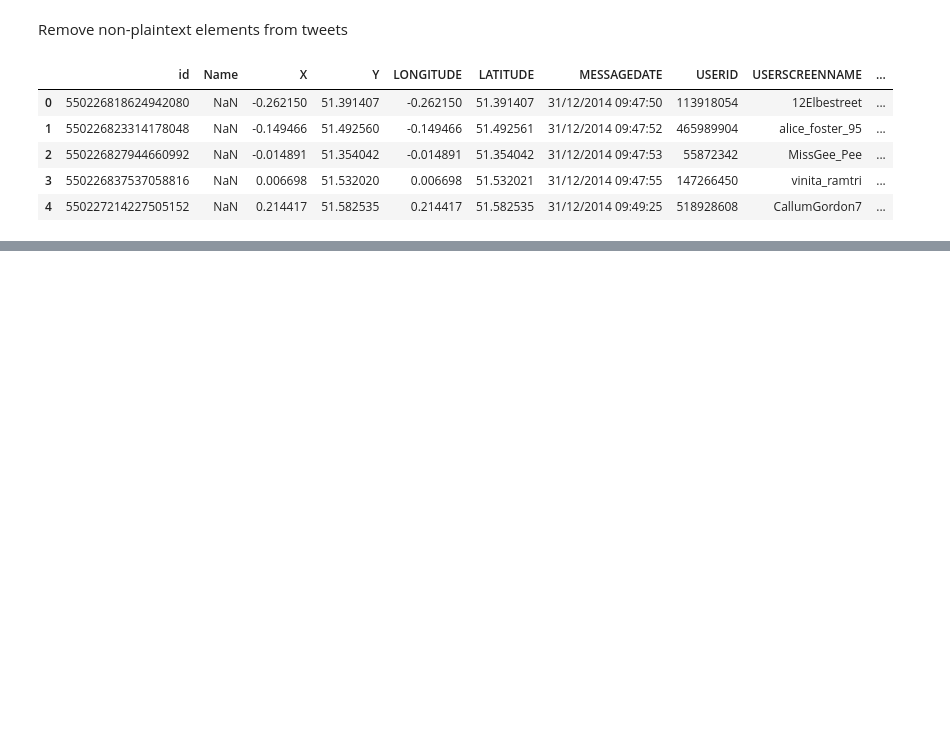
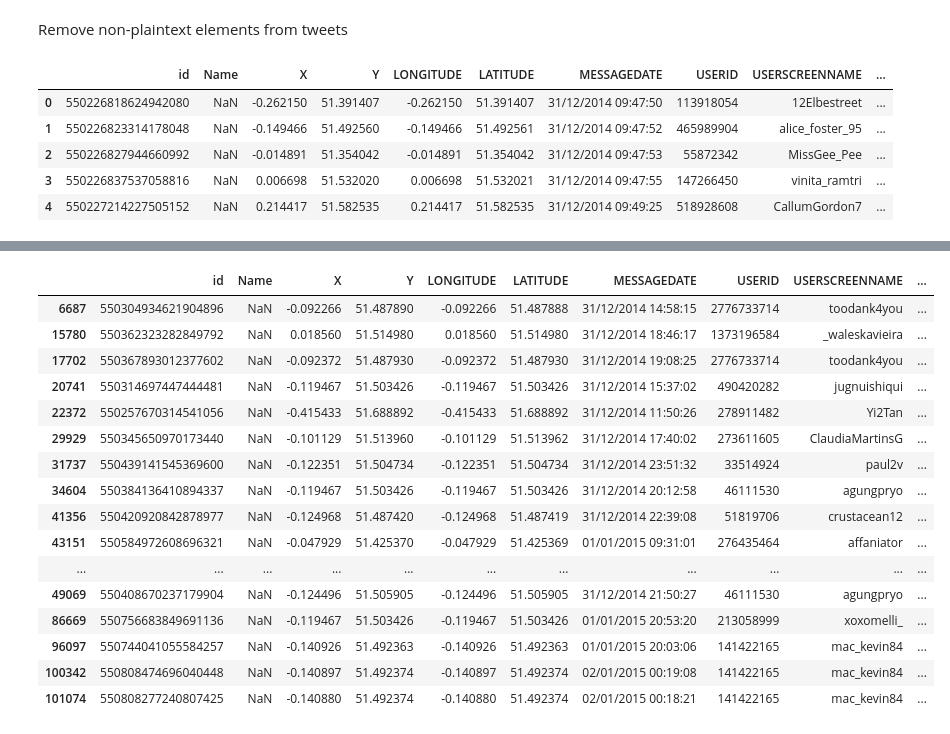
Before and after one commit to tpgmartin/london_new_years_tweets, a Jupyter notebook: IDF of Tweets by Spatial Interval.ipynb, the cells around one changed output, grey strips where cells are left out. Cells and saved outputs as stored; diff of their text form; code cells hidden in the pictures; blank space fills up the shorter version.

```diff
--- a/IDF of Tweets by Spatial Interval.ipynb
+++ b/IDF of Tweets by Spatial Interval.ipynb
@@ -137,0 +184,20 @@ idf_by_hourly_interval[np.datetime64('2015-01-01T00:00:00.000000000')]
+# %%
+51.466681162516274,-0.13774210214614868
+# %% [output]
+|  | id | Name | X | Y | LONGITUDE | LATITUDE | MESSAGEDATE | USERID | USERSCREENNAME | ... |
+| 6687 | 550304934621904896 | NaN | -0.092266 | 51.487890 | -0.092266 | 51.487888 | 31/12/2014 14:58:15 | 2776733714 | toodank4you | ... |
+| 15780 | 550362323282849792 | NaN | 0.018560 | 51.514980 | 0.018560 | 51.514980 | 31/12/2014 18:46:17 | 1373196584 | _waleskavieira | ... |
+| 17702 | 550367893012377602 | NaN | -0.092372 | 51.487930 | -0.092372 | 51.487930 | 31/12/2014 19:08:25 | 2776733714 | toodank4you | ... |
+| 20741 | 550314697447444481 | NaN | -0.119467 | 51.503426 | -0.119467 | 51.503426 | 31/12/2014 15:37:02 | 490420282 | jugnuishiqui | ... |
+| 22372 | 550257670314541056 | NaN | -0.415433 | 51.688892 | -0.415433 | 51.688892 | 31/12/2014 11:50:26 | 278911482 | Yi2Tan | ... |
+| 29929 | 550345650970173440 | NaN | -0.101129 | 51.513960 | -0.101129 | 51.513962 | 31/12/2014 17:40:02 | 273611605 | ClaudiaMartinsG | ... |
+| 31737 | 550439141545369600 | NaN | -0.122351 | 51.504734 | -0.122351 | 51.504734 | 31/12/2014 23:51:32 | 33514924 | paul2v | ... |
+| 34604 | 550384136410894337 | NaN | -0.119467 | 51.503426 | -0.119467 | 51.503426 | 31/12/2014 20:12:58 | 46111530 | agungpryo | ... |
+| 41356 | 550420920842878977 | NaN | -0.124968 | 51.487420 | -0.124968 | 51.487419 | 31/12/2014 22:39:08 | 51819706 | crustacean12 | ... |
+| 43151 | 550584972608696321 | NaN | -0.047929 | 51.425370 | -0.047929 | 51.425369 | 01/01/2015 09:31:01 | 276435464 | affaniator | ... |
+| ... | ... | ... | ... | ... | ... | ... | ... | ... | ... | ... |
+| 49069 | 550408670237179904 | NaN | -0.124496 | 51.505905 | -0.124496 | 51.505905 | 31/12/2014 21:50:27 | 46111530 | agungpryo | ... |
+| 86669 | 550756683849691136 | NaN | -0.119467 | 51.503426 | -0.119467 | 51.503426 | 01/01/2015 20:53:20 | 213058999 | xoxomelli_ | ... |
+| 96097 | 550744041055584257 | NaN | -0.140926 | 51.492363 | -0.140926 | 51.492363 | 01/01/2015 20:03:06 | 141422165 | mac_kevin84 | ... |
+| 100342 | 550808474696040448 | NaN | -0.140897 | 51.492374 | -0.140897 | 51.492374 | 02/01/2015 00:19:08 | 141422165 | mac_kevin84 | ... |
+| 101074 | 550808277240807425 | NaN | -0.140880 | 51.492374 | -0.140880 | 51.492374 | 02/01/2015 00:18:21 | 141422165 | mac_kevin84 | ... |
```
Also changed, not shown: parts of 16 cells of this notebook.
